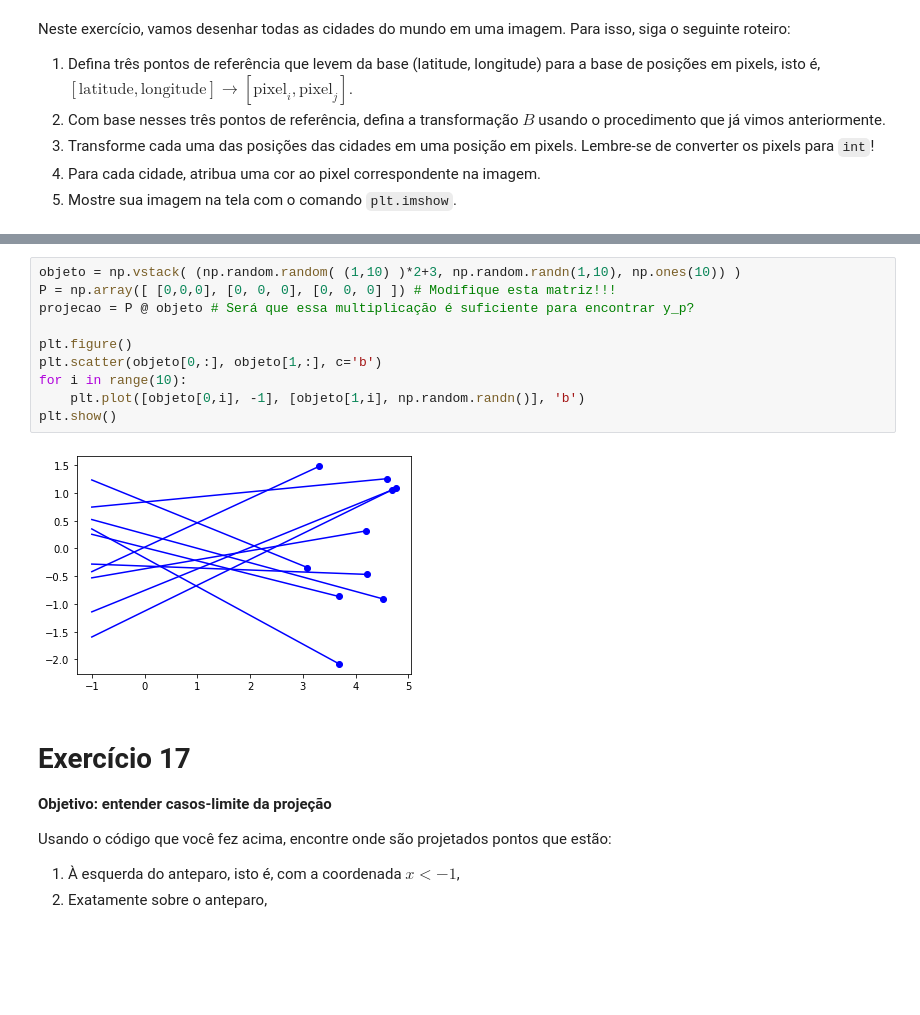
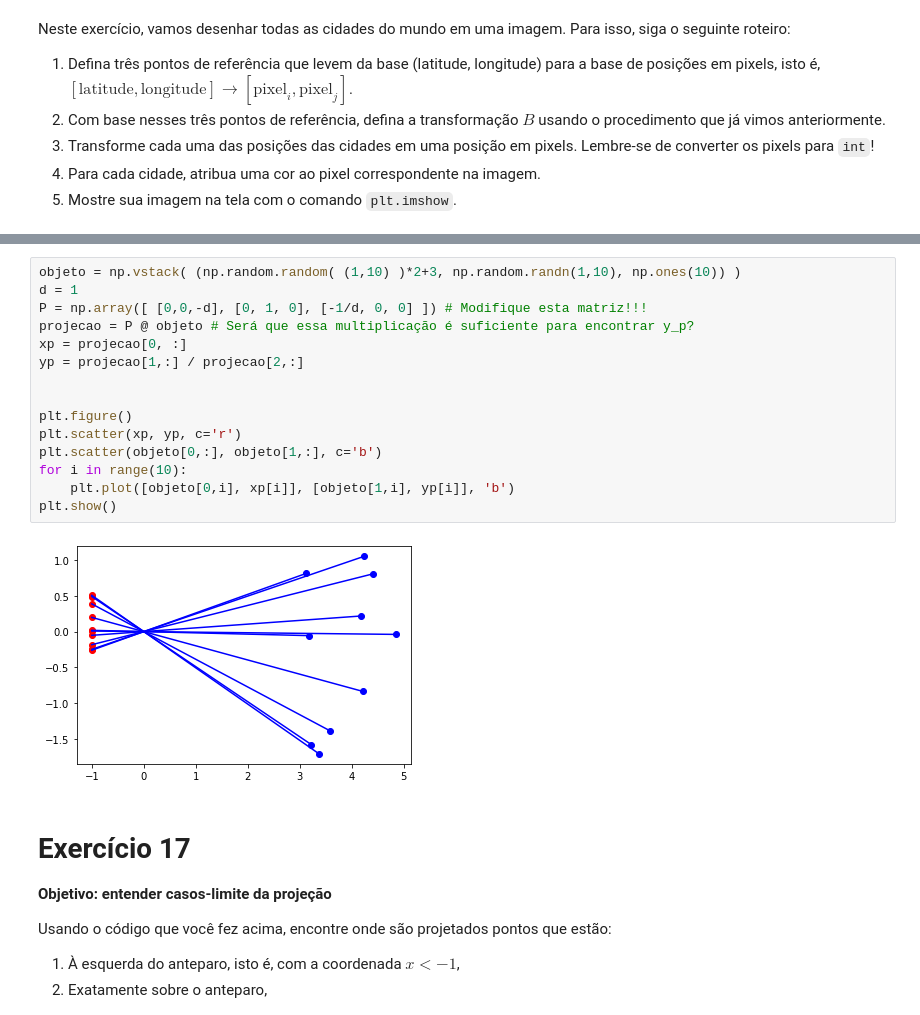
Before and after one commit to tiagoft/alglin-alunos, a Jupyter notebook: 04-bases.ipynb, the cells around one changed output, grey strips where cells are left out. Saved outputs shown, nothing was run; the diff lists cells and outputs as text; blank space fills up the shorter version.

```diff
--- a/04-bases.ipynb
+++ b/04-bases.ipynb
@@ -752,16 +943,21 @@ Além disso, a primeira linha da matriz de projeção poderia ser removida, já
 <img src="projecoes.png">
 # %%
 objeto = np.vstack( (np.random.random( (1,10) )*2+3, np.random.randn(1,10), np.ones(10)) )
-P = np.array([ [0,0,0], [0, 0, 0], [0, 0, 0] ]) # Modifique esta matriz!!!
+d = 1
+P = np.array([ [0,0,-d], [0, 1, 0], [-1/d, 0, 0] ]) # Modifique esta matriz!!!
 projecao = P @ objeto # Será que essa multiplicação é suficiente para encontrar y_p?
+xp = projecao[0, :]
+yp = projecao[1,:] / projecao[2,:]
+
 
 plt.figure()
+plt.scatter(xp, yp, c='r')
 plt.scatter(objeto[0,:], objeto[1,:], c='b')
 for i in range(10):
-    plt.plot([objeto[0,i], -1], [objeto[1,i], np.random.randn()], 'b')
+    plt.plot([objeto[0,i], xp[i]], [objeto[1,i], yp[i]], 'b')
 plt.show()
 # %% [output]
-[figure, old version]
+[figure, new version]
 # %% [markdown]
 # Exercício 17
 **Objetivo: entender casos-limite da projeção**
```
Also changed, not shown: parts of 27 cells of this notebook, 4 other files.
